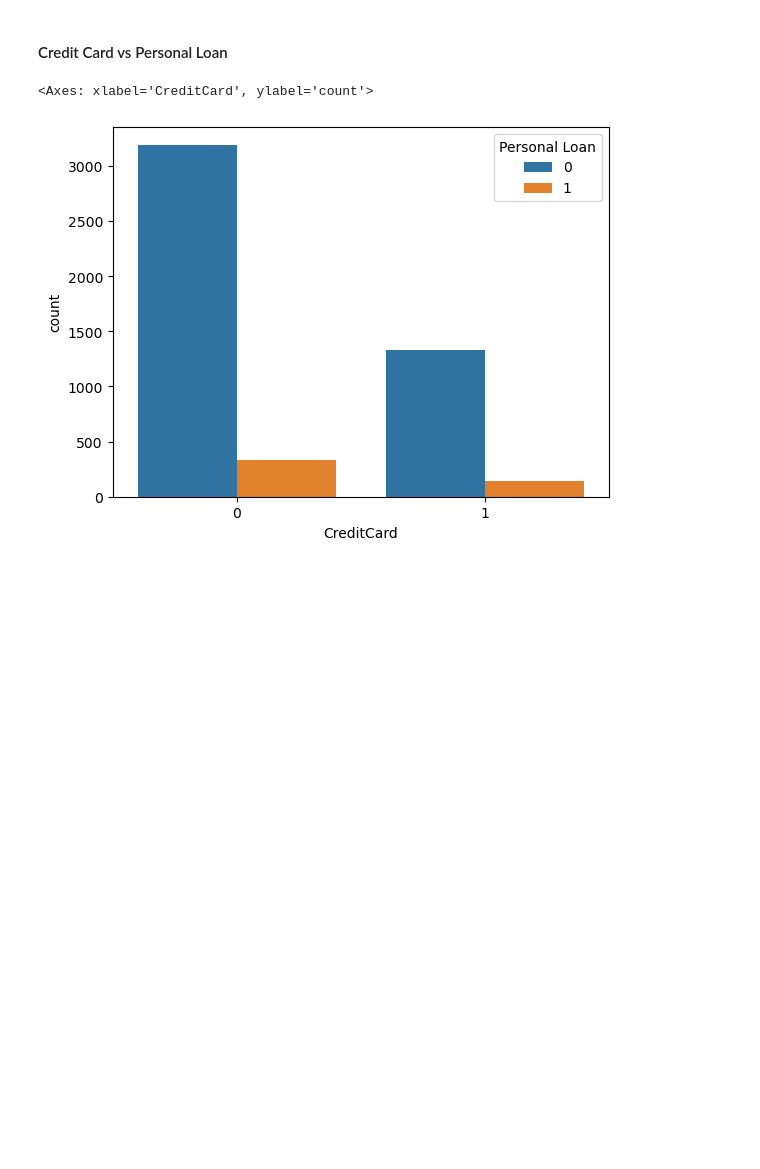
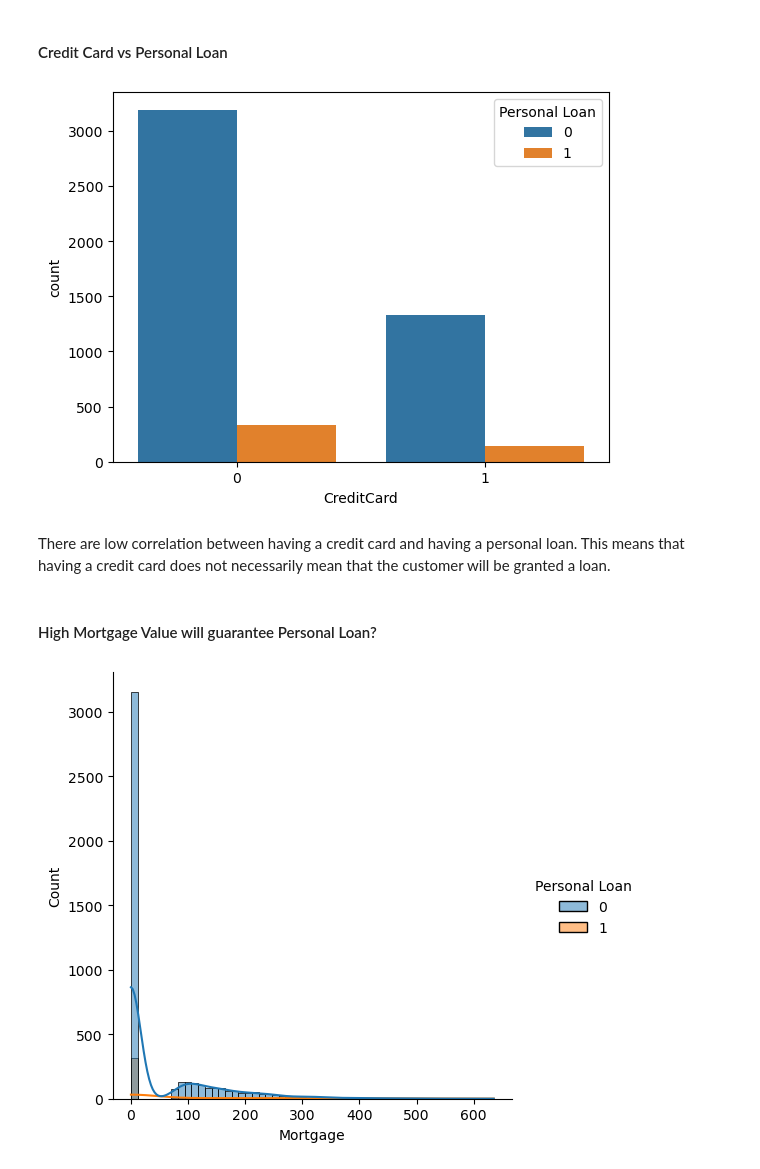
Before and after one commit to HanCreation/loan-analysis-prediction, a Jupyter notebook: bank_loan_granting.ipynb, the cells around one changed output. Saved outputs shown, nothing was run; the diff lists cells and outputs as text; code cells hidden in the pictures; blank space fills up the shorter version.

```diff
--- a/bank_loan_granting.ipynb
+++ b/bank_loan_granting.ipynb
@@ -123,10 +147,13 @@ Convert the CCAvg column from object to float type.
 Such as 1/2 to 0.5
 # %%
 df['CCAvg'] = df['CCAvg'].apply(lambda x:
-    eval(x.split('/')[0]) /    # Numerator
-    eval(x.split('/')[1])      # Denominator
-    if eval(x.split('/')[1]) != 0  # Check for zero division
-    else 0)                    # Return 0 if denominator is zero
+                                eval(x.split('/')[0]) /    # Numerator
+                                eval(x.split('/')[1])      # Denominator
+                                if
+                                    eval(x.split('/')[1]) != 0  # Check for zero division
+                                else
+                                    0 # Return 0 if denominator is zero
+                                )
 # %%
 df['CCAvg'].dtype , df['CCAvg'].head()
 # %% [output]
@@ -158,6 +185,16 @@ There are weak patterns that can be seen from the plot, but it is not strong eno
 # %%
 # Visualize corelation between credit card and personal loan
 sns.countplot(x='CreditCard', hue='Personal Loan', data=df)
+plt.show()
 # %% [output]
-<Axes: xlabel='CreditCard', ylabel='count'>
 [figure]
+# %% [markdown]
+There are low correlation between having a credit card and having a personal loan. This means that having a credit card does not necessarily mean that the customer will be granted a loan.
+# %% [markdown]
+#### High Mortgage Value will guarantee Personal Loan?
+# %%
+# Mortgage distribution
+sns.displot(data=df, x='Mortgage',hue='Personal Loan', kde=True)
+plt.show()
+# %% [output]
+[figure, added]
```
Also changed, not shown: parts of 82 cells of this notebook, 4 other files.
